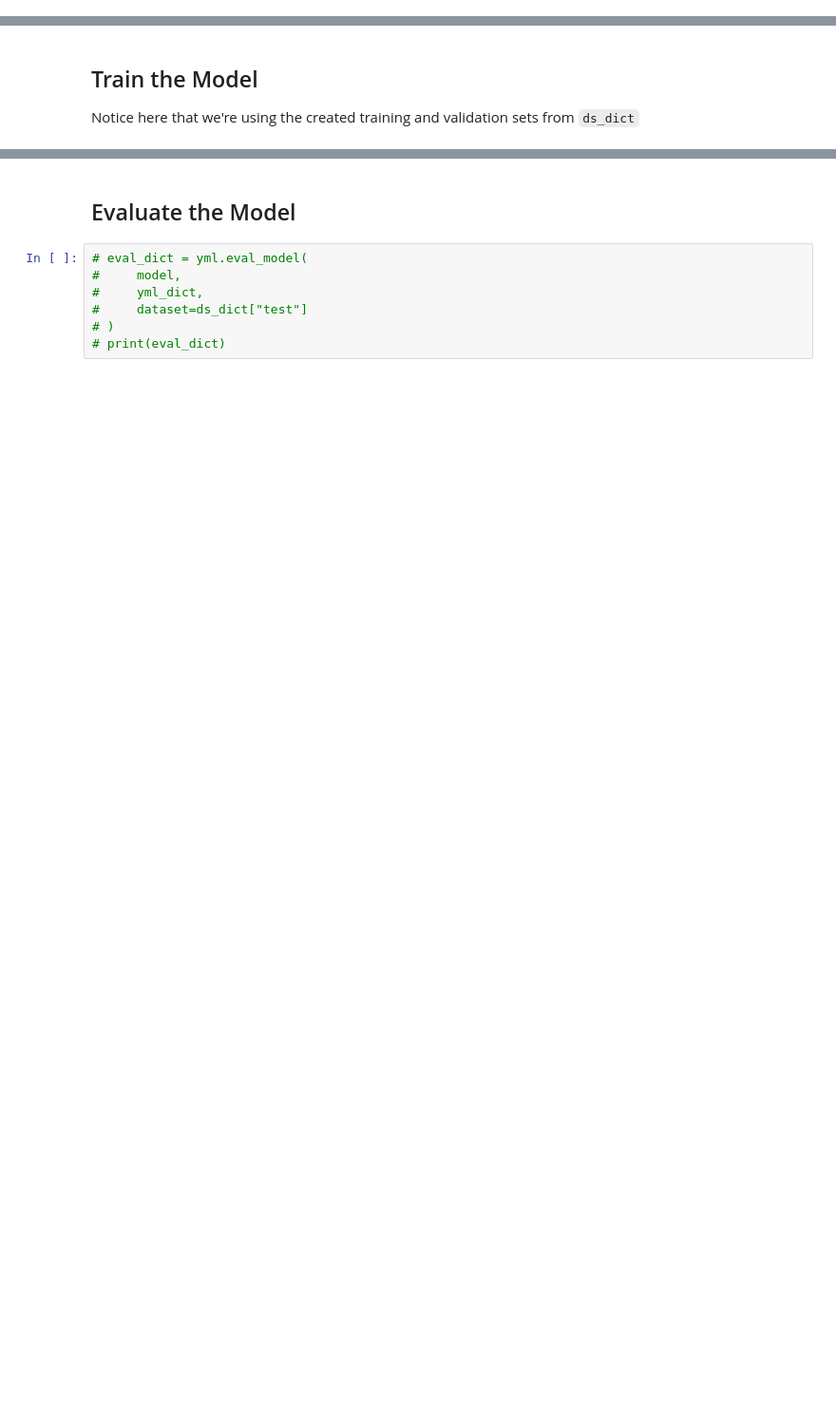
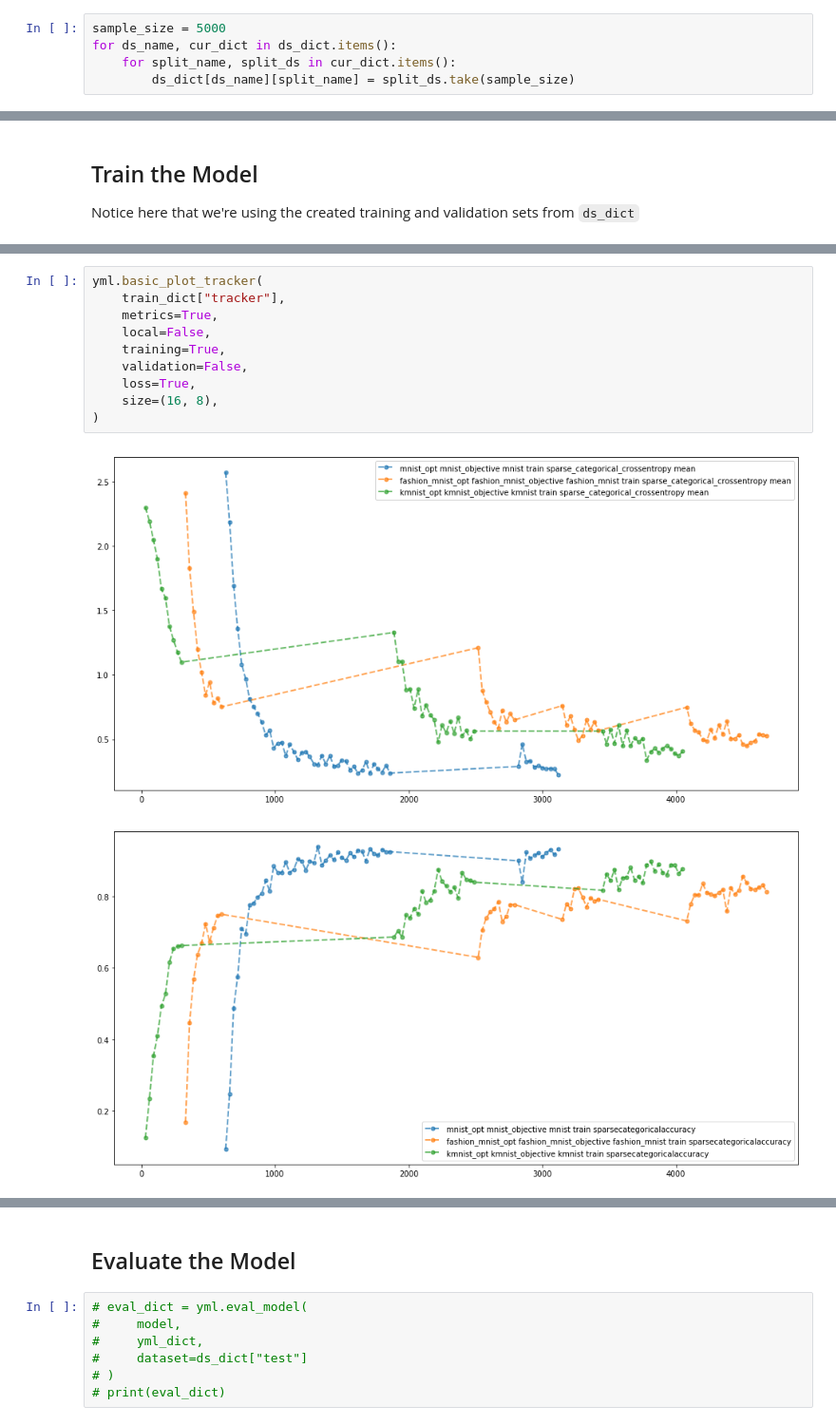
Before and after one commit to yeahml/yeahml, a Jupyter notebook: examples/handwritten/handwritten.ipynb, the cells around one changed output, grey strips where cells are left out. Shown at 95% size. Drawn from its saved outputs; the diff is of its cells as text; blank space fills up the shorter version.

Commit message:
3 tasks, basic plot
global step in tracker

```diff
--- a/examples/handwritten/handwritten.ipynb
+++ b/examples/handwritten/handwritten.ipynb
@@ -110,0 +105,5 @@ for ds_name, raw_dict in raw_datadict.items():
+# %%
+sample_size = 5000
+for ds_name, cur_dict in ds_dict.items():
+    for split_name, split_ds in cur_dict.items():
+        ds_dict[ds_name][split_name] = split_ds.take(sample_size)
@@ -357,0 +206,13 @@ plot_trackers(
+# %%
+yml.basic_plot_tracker(
+    train_dict["tracker"],
+    metrics=True,
+    local=False,
+    training=True,
+    validation=False,
+    loss=True,
+    size=(16, 8),
+)
+# %% [output]
+[figure, added]
+[figure, added]
```
Also changed, not shown: parts of 25 cells of this notebook, 6 other files.
